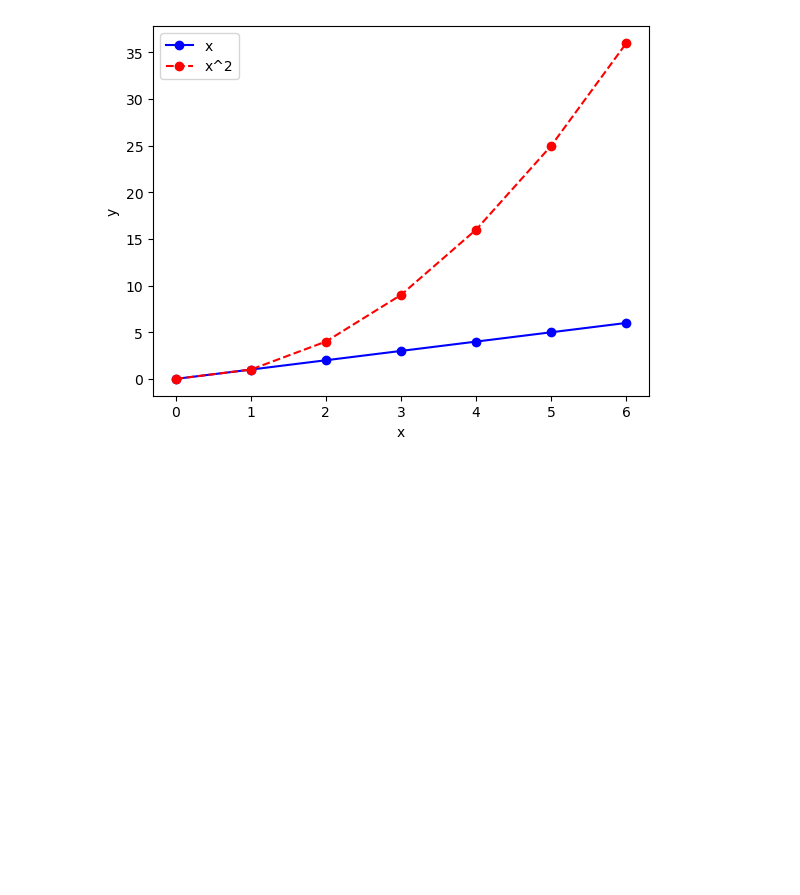
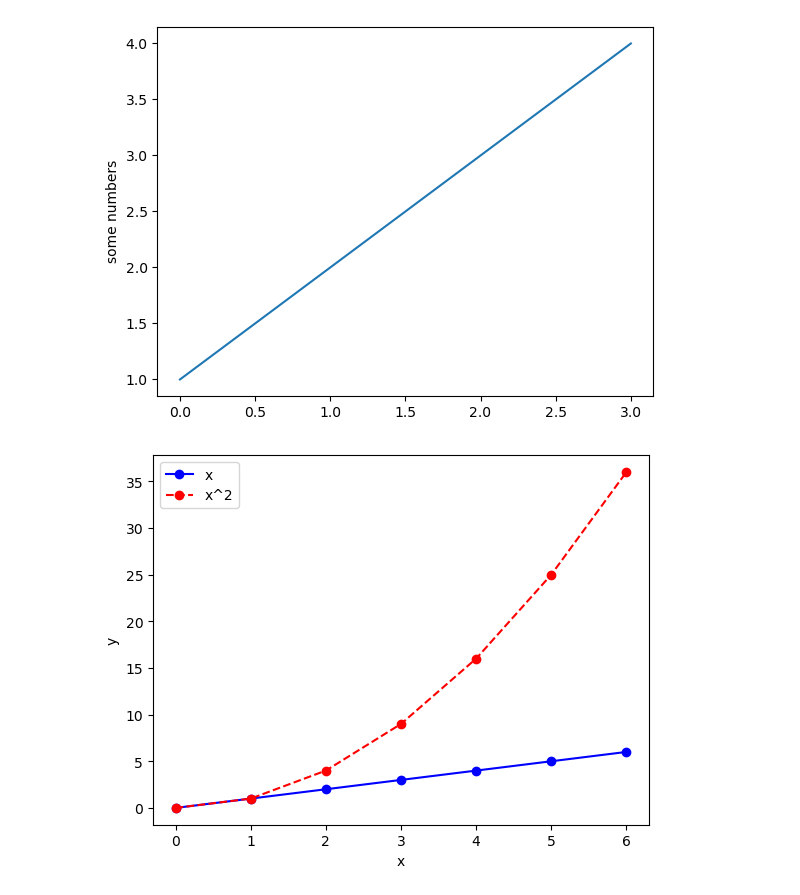
Before and after one commit to vgrfl/Data-Visualization-Snippets, a Jupyter notebook: Python Data Visualization Snippets.ipynb, the cells around one changed output. Drawn from its saved outputs; the diff is of its cells as text; code cells hidden in the pictures; blank space fills up the shorter version.

Commit message:
Two plots

```diff
--- a/Python Data Visualization Snippets.ipynb
+++ b/Python Data Visualization Snippets.ipynb
@@ -1,6 +1,13 @@
 # %%
 import matplotlib.pyplot as plt
 import numpy as np
+# %%
+# Most basic plot
+plt.plot([1, 2, 3, 4])
+plt.ylabel('some numbers')
+plt.show()
+# %% [output]
+[figure, added]
 # %%
 plt.plot(range(7), linestyle='-', marker='o', color='b', label='x')
 squares = [x**2 for x in range(7)]
```
